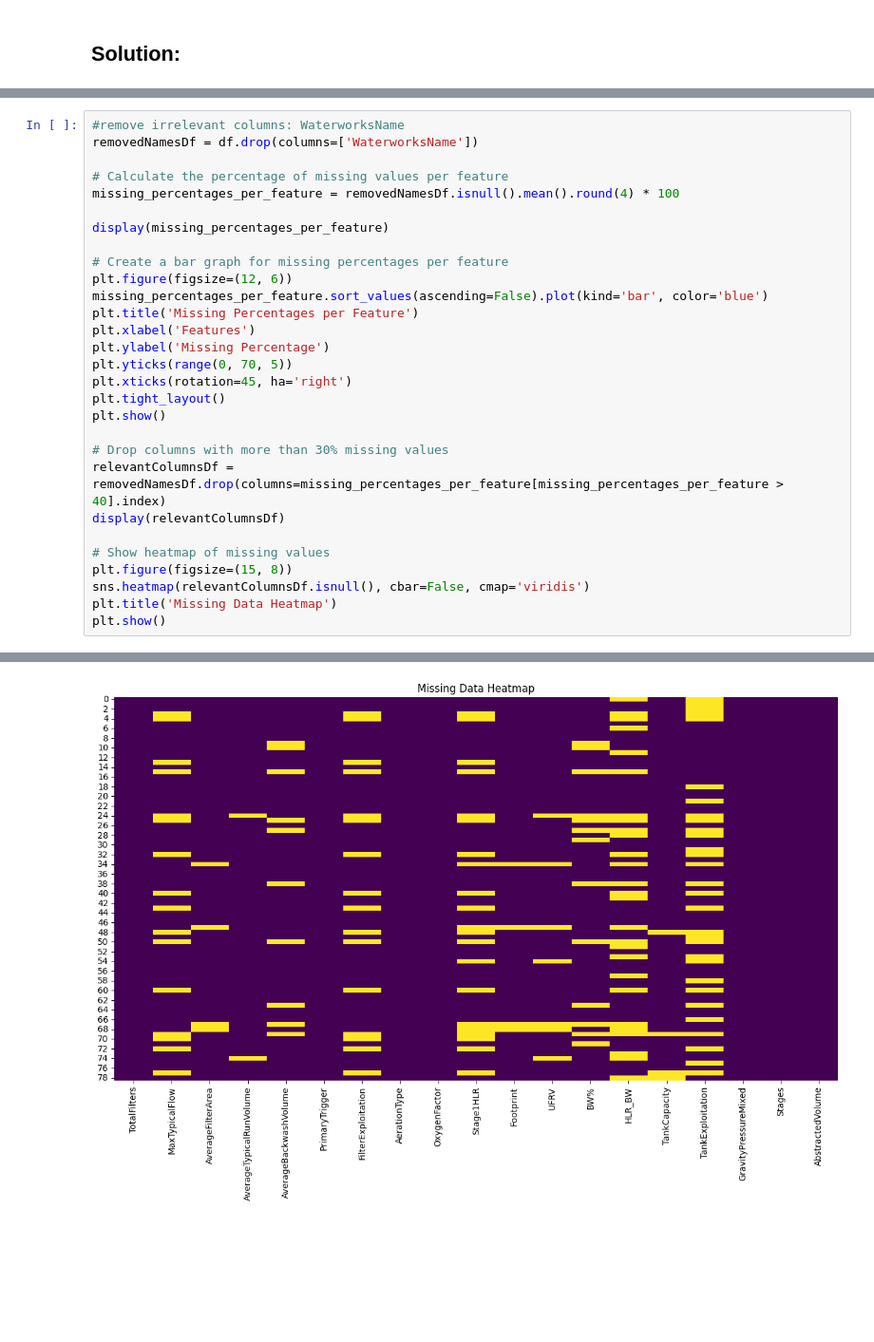
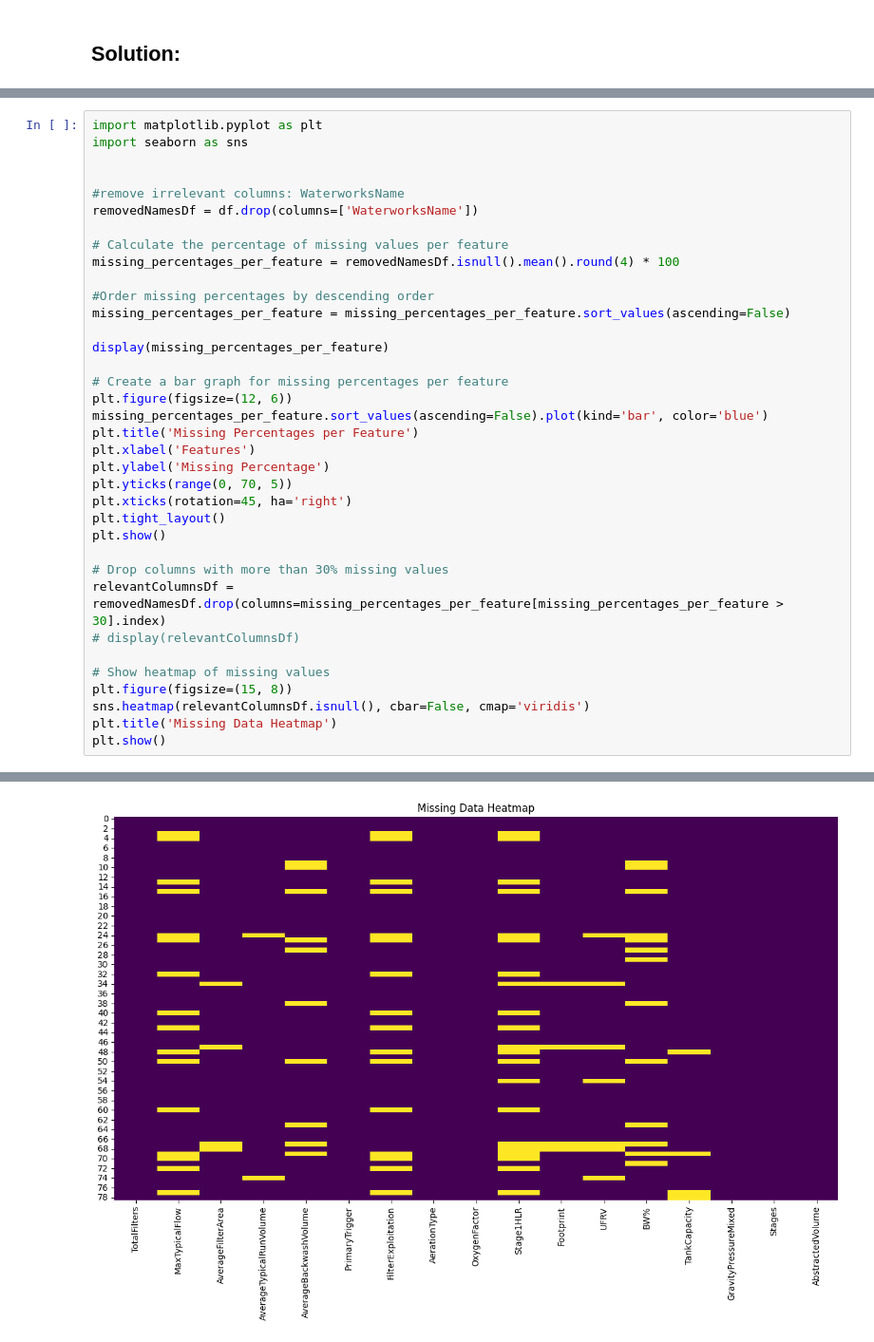
Before and after one commit to MAL-flowdemort/assignment_3, a Jupyter notebook: Preprocessing - Water treatment plants.ipynb, the cells around one changed output, grey strips where cells are left out. Shown at 95% size. Cells and saved outputs as stored; diff of their text form; blank space fills up the shorter version.

```diff
--- a/Preprocessing - Water treatment plants.ipynb
+++ b/Preprocessing - Water treatment plants.ipynb
@@ -72,9 +57,16 @@ A heatmap visualising missing values is shown as well and can be used to find co
 # %%
+import matplotlib.pyplot as plt
+import seaborn as sns
+
+
 #remove irrelevant columns: WaterworksName
 removedNamesDf = df.drop(columns=['WaterworksName'])
 
 # Calculate the percentage of missing values per feature
 missing_percentages_per_feature = removedNamesDf.isnull().mean().round(4) * 100
+
+#Order missing percentages by descending order
+missing_percentages_per_feature = missing_percentages_per_feature.sort_values(ascending=False)
 
 display(missing_percentages_per_feature)
 
@@ -90,8 +82,8 @@ plt.tight_layout()
 plt.show()
 
 # Drop columns with more than 30% missing values
-relevantColumnsDf = removedNamesDf.drop(columns=missing_percentages_per_feature[missing_percentages_per_feature > 40].index)
-display(relevantColumnsDf)
+relevantColumnsDf = removedNamesDf.drop(columns=missing_percentages_per_feature[missing_percentages_per_feature > 30].index)
+# display(relevantColumnsDf)
 
 # Show heatmap of missing values
 plt.figure(figsize=(15, 8))
@@ -133,2 +112,2 @@ dtype: float64
-[figure, old version]
+[figure, new version]
 # %% [markdown]
```
Also changed, not shown: parts of 21 cells of this notebook.
